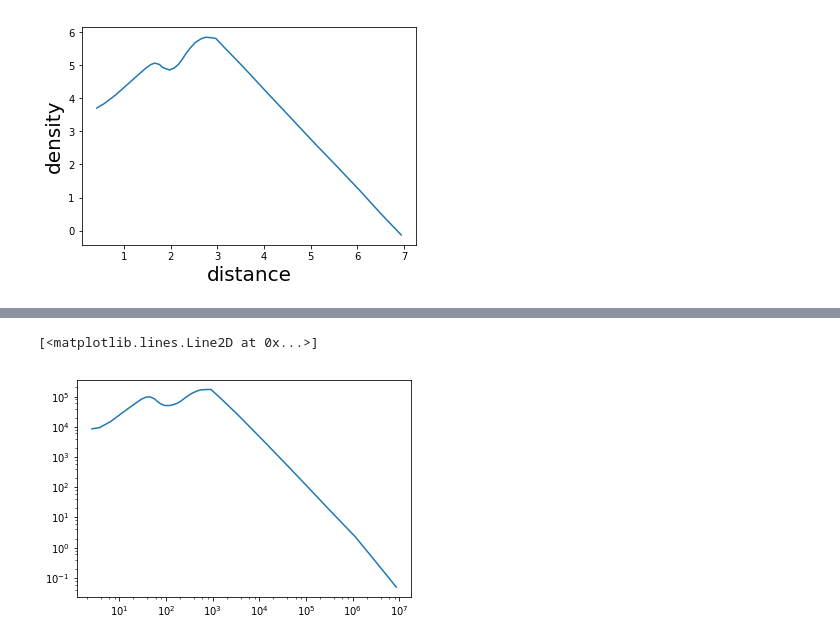
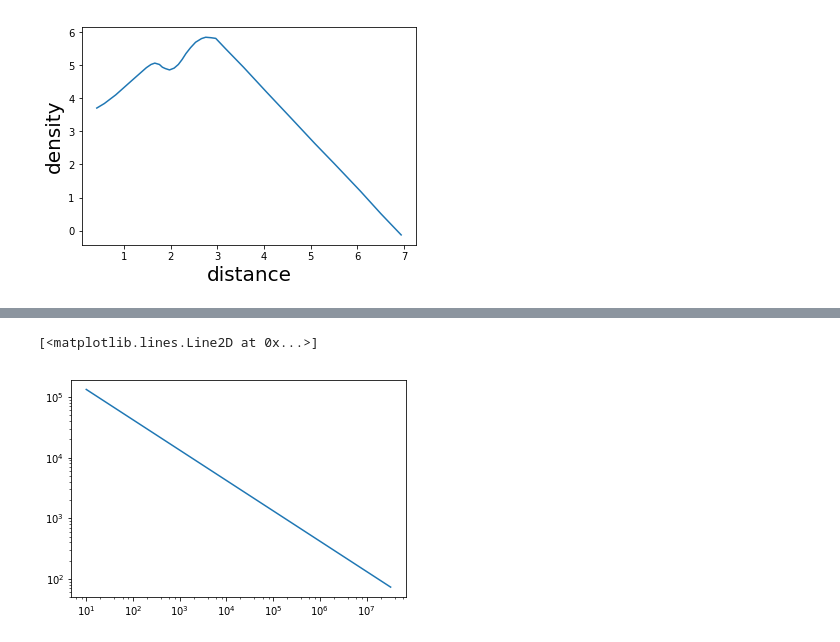
Before and after one commit to gfabj/Summer_Research_Project, a Jupyter notebook: SG_Model.ipynb, the cells around one changed output, grey strips where cells are left out. Drawn from its saved outputs; the diff is of its cells as text; code cells hidden in the pictures.

Commit message:
updated graphs

```diff
--- a/SG_Model.ipynb
+++ b/SG_Model.ipynb
@@ -99,0 +117,12 @@ print density
+# %%
+c = 6.67e-11*2*1.99e30*10**8
+d = text_file1[:,0]
+distance2= 10**d
+
+distance_in_meters = distance2*(2*c)
+speed_of_light_squared=(3e8)**2
+distance = (distance_in_meters/speed_of_light_squared)
+print distance
+
+distance_in_rg = distance/(1.5*10**11)
+velocity = (c/distance)**(1/2.0)*10**(-3)
@@ -100,7 +140,6 @@ print density
 # %%
-distance_a2 = 10**a2
 logPlot=plt.gca()
-logPlot.loglog(distance_a2,density)
+logPlot.loglog(distance_in_rg,velocity)
 # %% [output]
 [<matplotlib.lines.Line2D at 0x...>]
-[figure, old version]
+[figure, new version]
```
Also changed, not shown: parts of 16 cells of this notebook.
